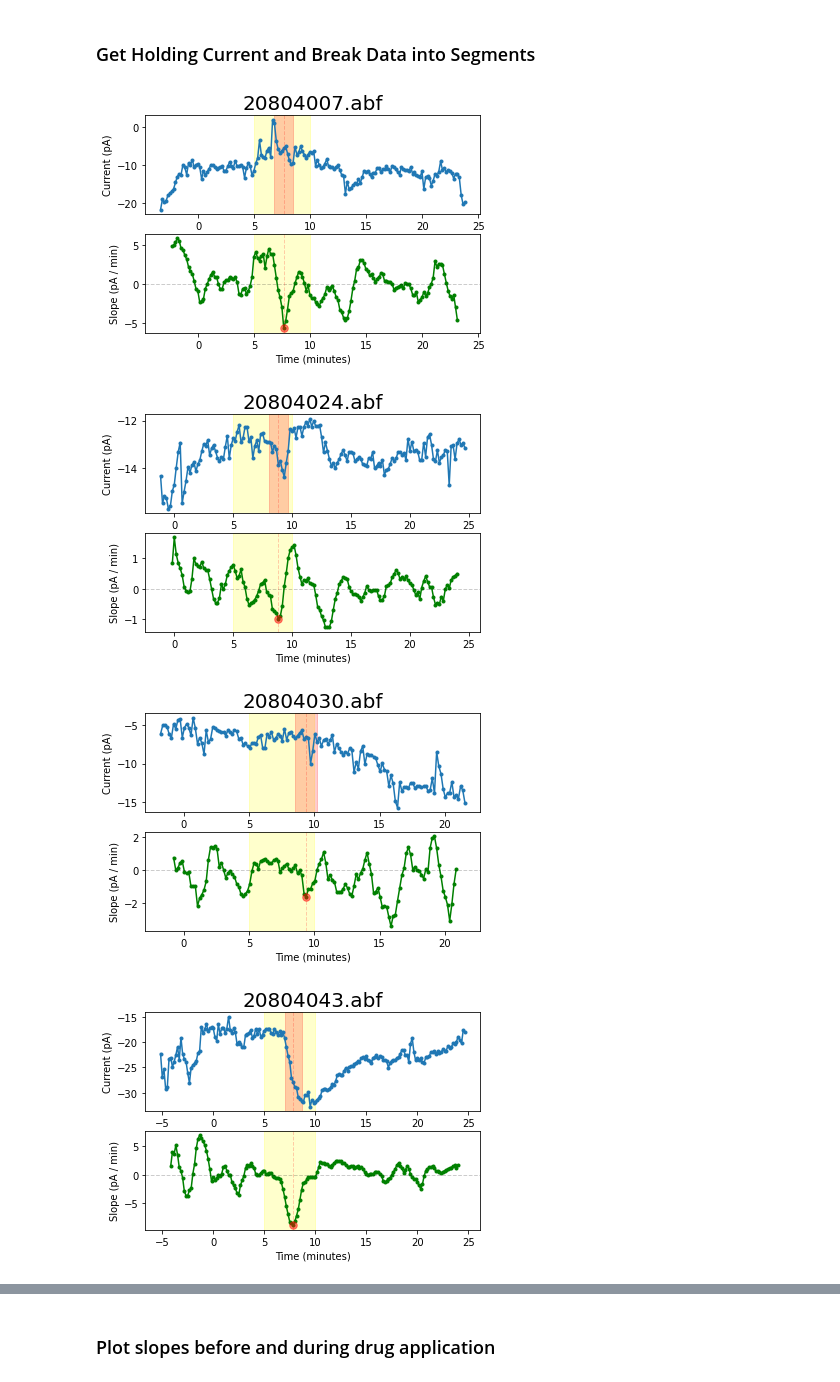
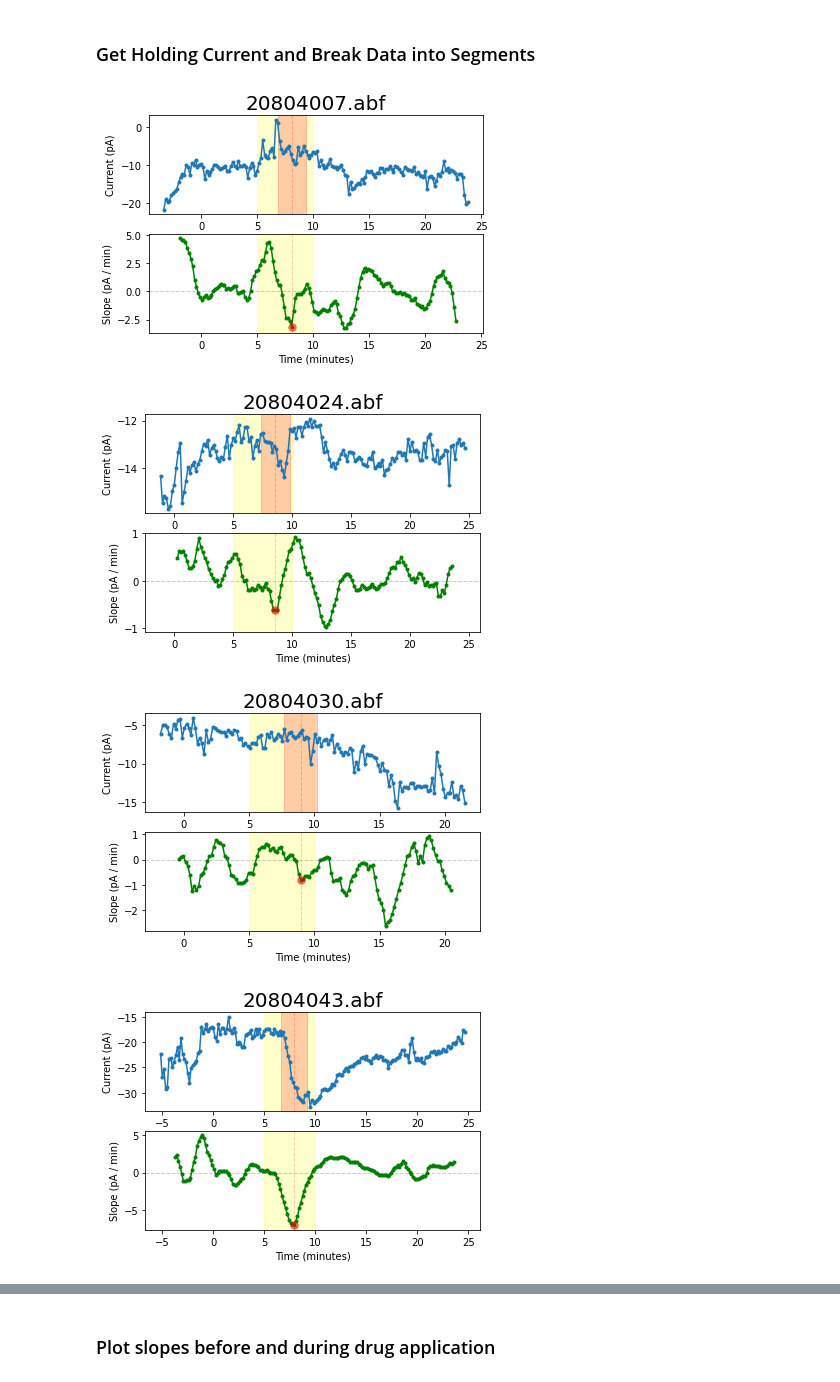
Before and after one commit to shengwanhui/Lab-Analysis-2019-2021-, a Jupyter notebook: src/IhSlopeAnalysis/iHoldSegmented-regression.ipynb, the cells around one changed output, grey strips where cells are left out. Cells and saved outputs as stored; diff of their text form; code cells hidden in the pictures.

```diff
--- a/src/IhSlopeAnalysis/iHoldSegmented-regression.ipynb
+++ b/src/IhSlopeAnalysis/iHoldSegmented-regression.ipynb
@@ -29,38 +29,44 @@ abfFilePaths = [
 ### Get Holding Current and Break Data into Segments
 # %%
 sweepPeriod = 10/60
-windowSize = 10
+windowSize = 15
 slopesBaseline =[]
 slopesDrug =[]
+currentsBaseline = []
+currentsDrug = []
 abfIDs = []
 
 for abfFilePath in abfFilePaths:
     # get the tag-aligned raw data of holding current and time
     currentsRaw, timesRaw, abfID = abfTools.meanIhold(abfFilePath)
     abfIDs.append(abfID)
+
+    # Get the mean current during baseline and drug application
+    currentsBaseline.append(statsTools.rangeMean(currentsRaw, timesRaw, 3, 5))
+    currentsDrug.append(statsTools.rangeMean(currentsRaw, timesRaw, 6, 10))
 
     # get slopes of each segments
     currentsSegs = statsTools.getMovingWindowSegments(currentsRaw, windowSize)
     slopes = slopeTools.getAllSegmentSlopes(currentsSegs, sweepPeriod)
     tagTime = abfTools.getFirstTagTime(abfFilePath)
     slopeTimeOffset = windowSize * sweepPeriod / 2-(tagTime-5)
     timesSegs = np.arange(len(slopes))*sweepPeriod + slopeTimeOffset
 
     # rave function
     slopeBaseline = statsTools.rangeMean(slopes,timesSegs,3,5) # the mean slope between 3-5min was used as the baseline slope
     slopeDrug = statsTools.rangeMin(slopes,timesSegs,5,10) # the minimal slope between 5-10min was used as the drug slope
     slopesBaseline.append(slopeBaseline)
     slopesDrug.append(slopeDrug)
 
     # find the time point when the minimal slope happens
     indexslopeDrug = slopes.index(slopeDrug)
     peakSlopeTime = timesSegs[indexslopeDrug]
     #print(f"the maximal negative slope is {slopeDrug} at {peakSlopeTime} min (index {indexslopeDrug})")
 
     # plot current & slope vs time
     plotTools.currentSlopeTimePlot(currentsRaw, timesRaw,slopes,timesSegs,peakSlopeTime, slopeDrug, windowSize, sweepPeriod, abfFilePath)
 # %% [output]
-[figure, old version]
+[figure, new version]
-[figure, old version]
+[figure, new version]
-[figure, old version]
+[figure, new version]
-[figure, old version]
+[figure, new version]
```
Also changed, not shown: parts of 3 cells of this notebook, 2 other files.
